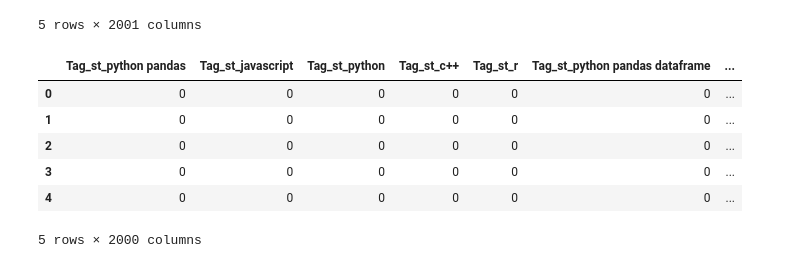
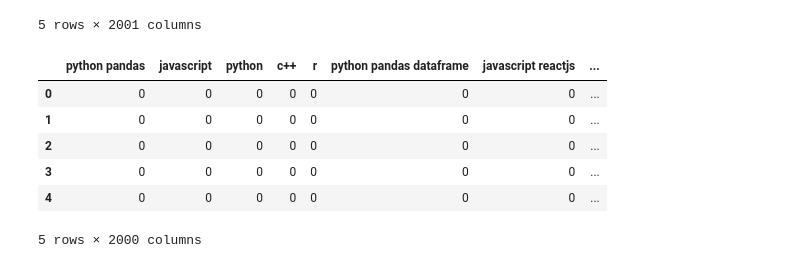
Before and after one commit to Adil1979/-CentraleSupelec_OCR_Projects, a Jupyter notebook: 02_Supervised_Modelisation.ipynb, the cells around one changed output. Drawn from its saved outputs; the diff is of its cells as text; code cells hidden in the pictures.

```diff
--- a/02_Supervised_Modelisation.ipynb
+++ b/02_Supervised_Modelisation.ipynb
@@ -65,4 +64,4 @@ Mounted at /content/drive
 # %%
-X_tfidf = pd.read_csv('/content/drive/My Drive/CentraleSupelec_OCR/P6/X_tfidf.csv')
-y_onehot = pd.read_csv('/content/drive/My Drive/CentraleSupelec_OCR/P6/y_onehot.csv')
+X_questions = pd.read_csv('/content/drive/My Drive/CentraleSupelec_OCR/P6/X_tfidf.csv')
+y_tags = pd.read_csv('/content/drive/My Drive/CentraleSupelec_OCR/P6/y_onehot.csv')
 # %%
@@ -77,13 +76,14 @@ X_tfidf.head()
 | 4 | karma test runner error error thr... | 0.0 | 0.0 | 0.0 | 0.0 | 0.000000 | 0.0 | 0.0 | 0.0 | 0.0 | ... |
 5 rows × 2001 columns
 # %%
-y_onehot = y_onehot.drop(['Unnamed: 0'], axis=1)
-y_onehot.head()
+y_tags = y_tags.drop(['Unnamed: 0'], axis=1)
+y_tags.columns = y_tags.columns.str.replace("Tag_st_", "")
+y_tags.head()
 # %% [output]
-|  | Tag_st_python pandas | Tag_st_javascript | Tag_st_python | Tag_st_c++ | Tag_st_r | Tag_st_python pandas dataframe | ... |
-| 0 | 0 | 0 | 0 | 0 | 0 | 0 | ... |
-| 1 | 0 | 0 | 0 | 0 | 0 | 0 | ... |
-| 2 | 0 | 0 | 0 | 0 | 0 | 0 | ... |
-| 3 | 0 | 0 | 0 | 0 | 0 | 0 | ... |
-| 4 | 0 | 0 | 0 | 0 | 0 | 0 | ... |
+|  | python pandas | javascript | python | c++ | r | python pandas dataframe | javascript reactjs | ... |
+| 0 | 0 | 0 | 0 | 0 | 0 | 0 | 0 | ... |
+| 1 | 0 | 0 | 0 | 0 | 0 | 0 | 0 | ... |
+| 2 | 0 | 0 | 0 | 0 | 0 | 0 | 0 | ... |
+| 3 | 0 | 0 | 0 | 0 | 0 | 0 | 0 | ... |
+| 4 | 0 | 0 | 0 | 0 | 0 | 0 | 0 | ... |
 5 rows × 2000 columns
```
Also changed, not shown: parts of 6 cells of this notebook.
